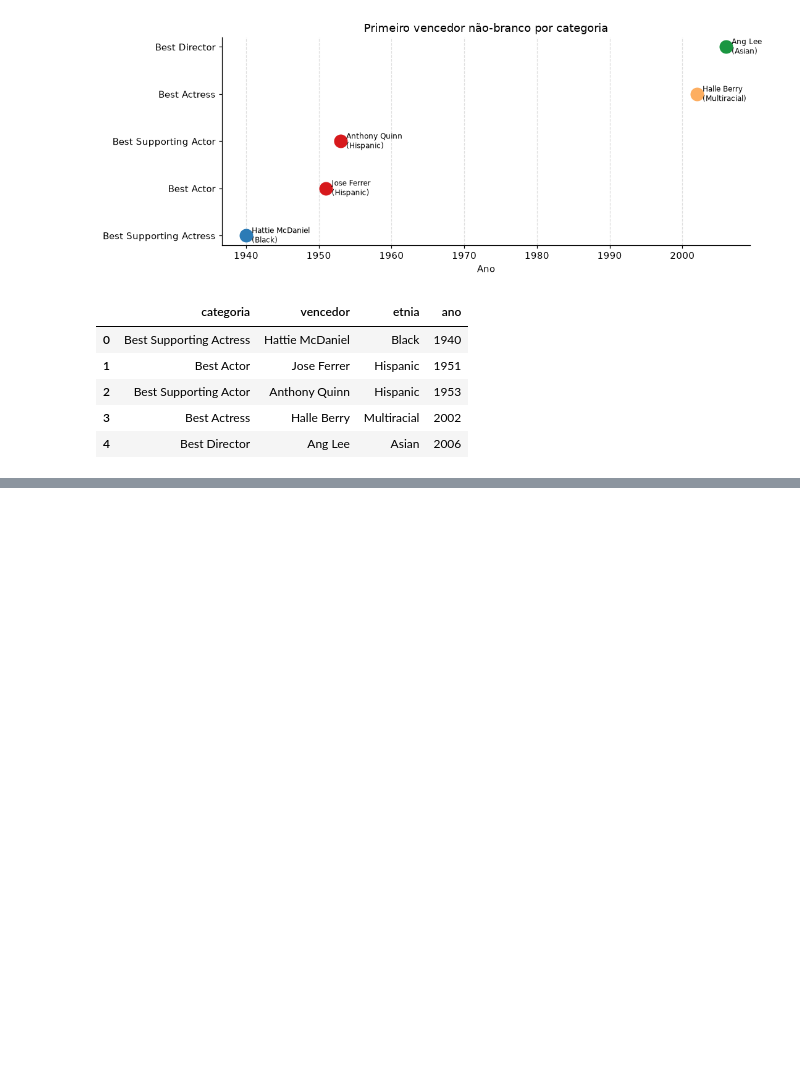
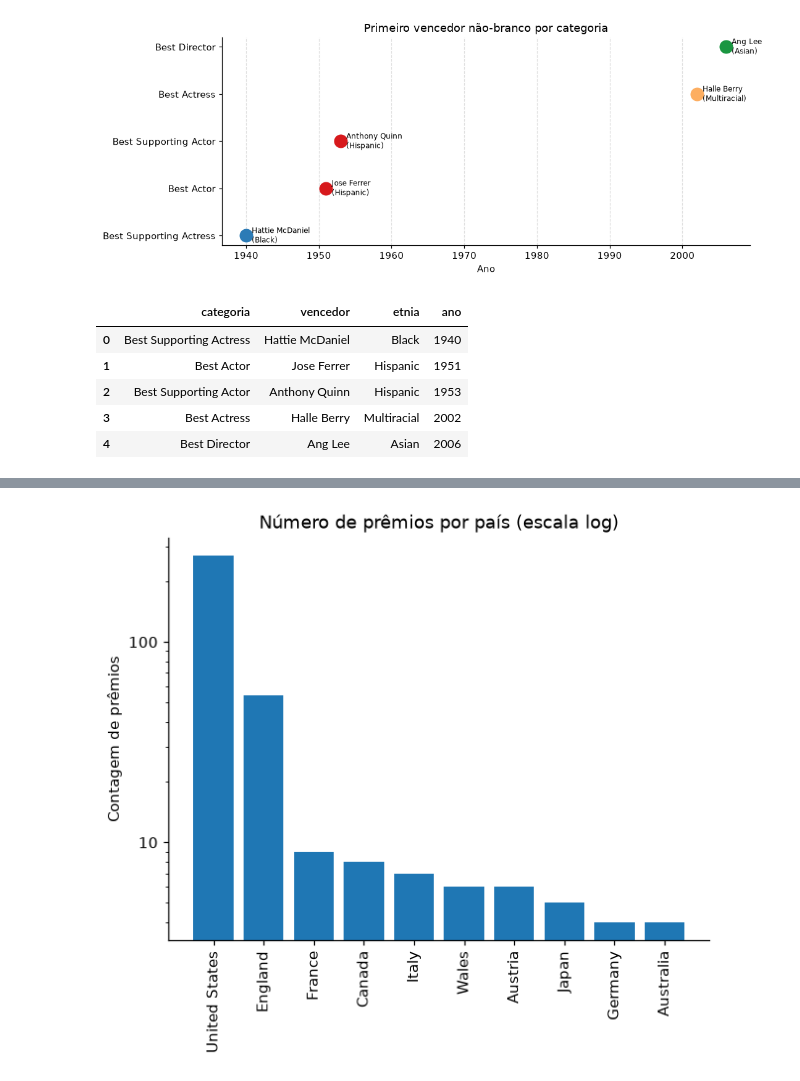
Before and after one commit to hitcode47/ProjetoDB_Oscar, a Jupyter notebook: Documentacao/Etapa4_EDA/06_visualizacoes.ipynb, the cells around one changed output, grey strips where cells are left out. Drawn from its saved outputs; the diff is of its cells as text; code cells hidden in the pictures; blank space fills up the shorter version.

Commit message:
Adicionada pergunta 6 e graficos

```diff
--- a/Documentacao/Etapa4_EDA/06_visualizacoes.ipynb
+++ b/Documentacao/Etapa4_EDA/06_visualizacoes.ipynb
@@ -166,3 +166,9 @@ df5
 | 2 | Best Supporting Actor | Anthony Quinn | Hispanic | 1953 |
 | 3 | Best Actress | Halle Berry | Multiracial | 2002 |
 | 4 | Best Director | Ang Lee | Asian | 2006 |
+# %%
+query_str = get_query(6)
+df6 = query(query_str)
+df6.set_index('pais', inplace=True)
+print(df6)
+freqs = df6['vitorias']
@@ -168,0 +193,15 @@ df5
+# %%
+fig, ax = plt.subplots()
+
+ax.bar(x=freqs.index[0:10], height=freqs.values[0:10])
+ax.tick_params(axis="x", labelrotation=90)
+ax.set_yscale('log')
+ax.set_yticklabels(['1', '10', '100'])
+ax.set_title('Número de prêmios por país (escala log)')
+ax.set_ylabel('Contagem de prêmios')
+
+
+fig.savefig('grafico_p6a_premios_por_pais_barras.png', dpi=110, bbox_inches='tight')
+plt.show()
+# %% [output]
+[figure, added]
```
Also changed, not shown: parts of 2 cells of this notebook, 3 other files.
